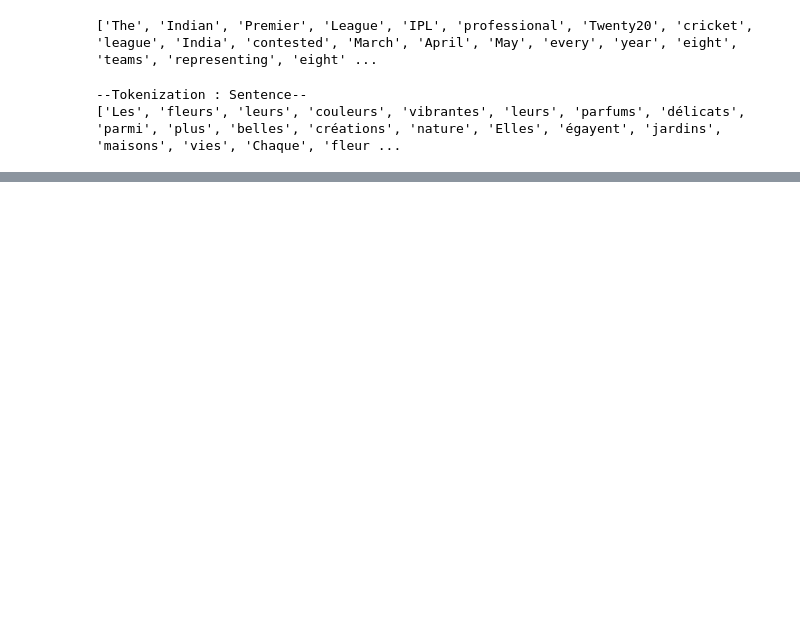
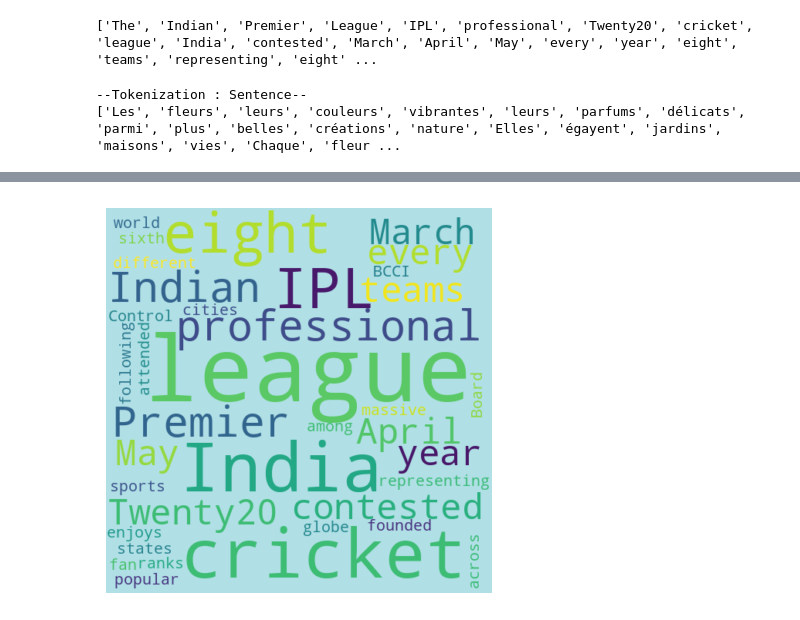
Before and after one commit to sruthimk/29824, a Jupyter notebook: NLP.ipynb, the cells around one changed output, grey strips where cells are left out. Cells and saved outputs as stored; diff of their text form; code cells hidden in the pictures; blank space fills up the shorter version.

```diff
--- a/NLP.ipynb
+++ b/NLP.ipynb
@@ -57,0 +142,11 @@ print(clean_data)
+# %%
+import matplotlib.pyplot as plt
+from wordcloud import WordCloud, STOPWORDS # word cloud is text analytics
+data="The Indian Premier League (IPL) is a professional Twenty20 cricket league in India contested during March or April and May of every year by eight teams representing eight different cities or states in India. The league was founded by the Board of Control for Cricket in India (BCCI) in 2007. The IPL has been the most attended cricket league in the world and ranks sixth among all sports leagues. It is a very popular league and enjoys a massive fan following across the globe"
+wordcloud = WordCloud(width=500, height=500, background_color='powderblue', stopwords=STOPWORDS).generate(data)
+plt.figure(figsize=(10, 5))
+plt.imshow(wordcloud, interpolation='bilinear')
+plt.axis("off")
+plt.show()
+# %% [output]
+[figure, added]
```
Also changed, not shown: parts of 5 cells of this notebook.
